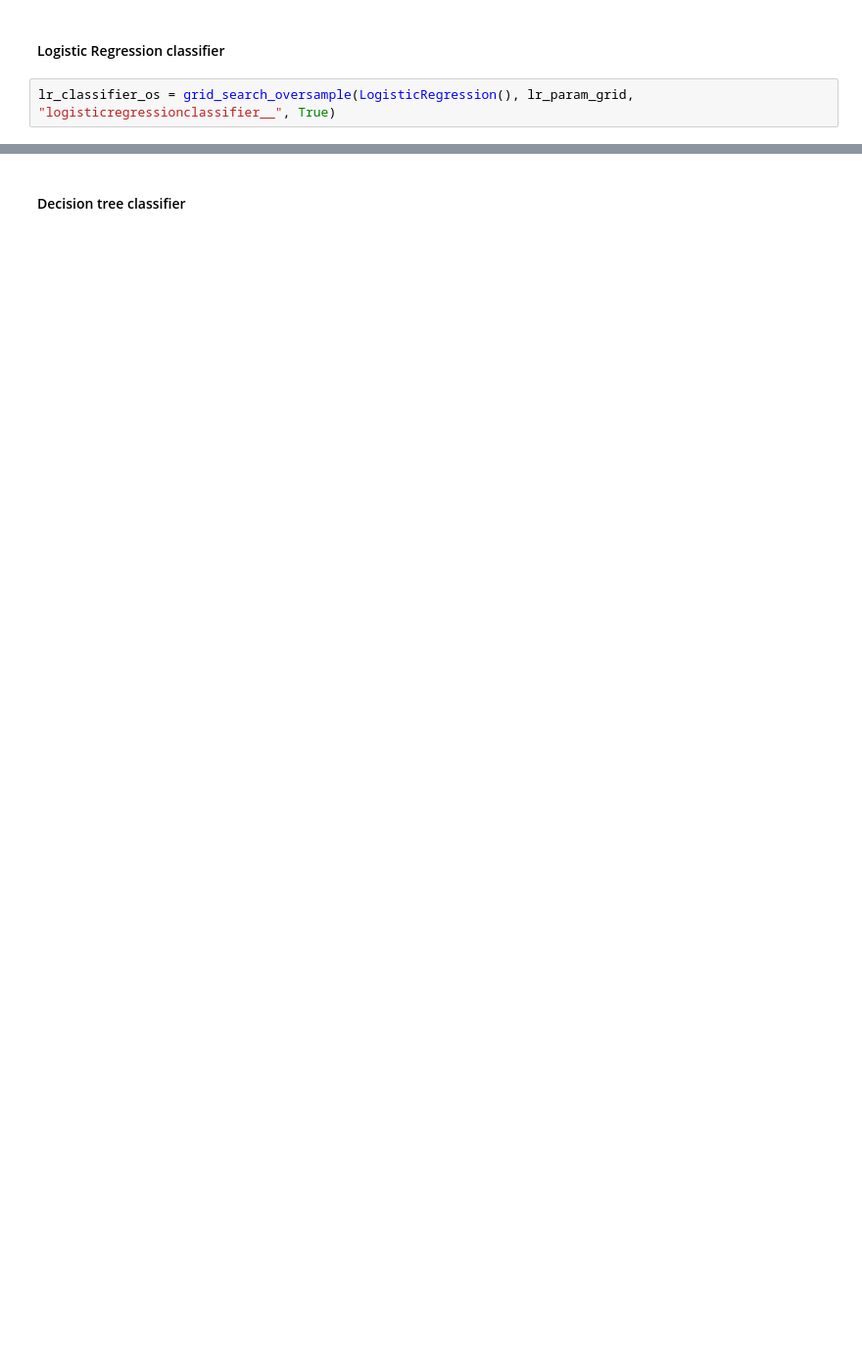
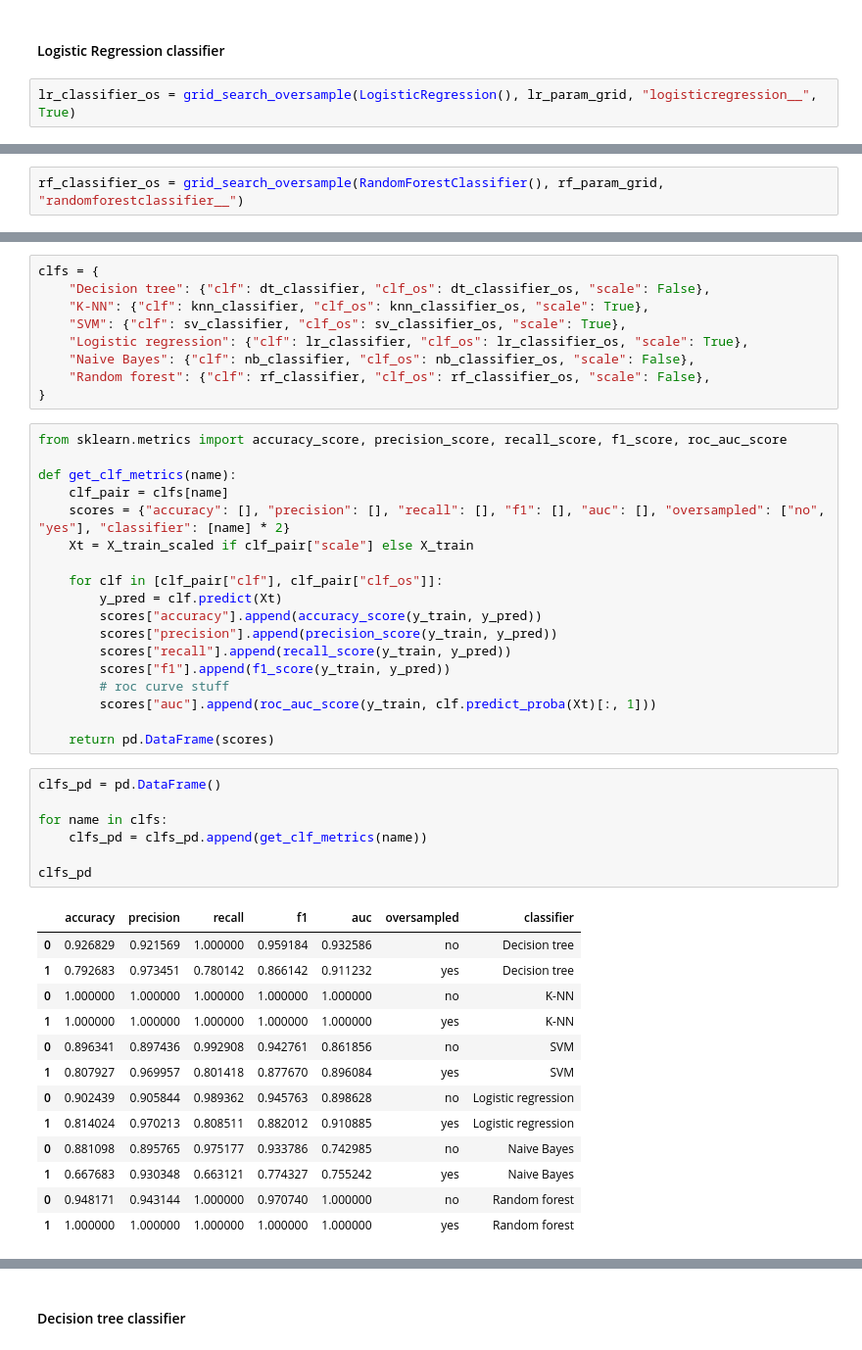
Before and after one commit to JoaoCostaIFG/AC, a Jupyter notebook: Banking.ipynb, the cells around one changed output, grey strips where cells are left out. Shown at 98% size. Drawn from its saved outputs; the diff is of its cells as text; blank space fills up the shorter version.

```diff
--- a/Banking.ipynb
+++ b/Banking.ipynb
@@ -1523,5 +1561,5 @@ Best parameters: {'decisiontreeclassifier__class_weight': None, 'decisiontreecla
 # %% [markdown]
 #### Logistic Regression classifier
 # %%
-lr_classifier_os = grid_search_oversample(LogisticRegression(), lr_param_grid, "logisticregressionclassifier__", True)
+lr_classifier_os = grid_search_oversample(LogisticRegression(), lr_param_grid, "logisticregression__", True)
 # %% [output]
@@ -1529,0 +1570,2 @@ Best parameters: {}
+# %%
+rf_classifier_os = grid_search_oversample(RandomForestClassifier(), rf_param_grid, "randomforestclassifier__")
@@ -1531,0 +1577,48 @@ Best parameters: {}
+# %%
+clfs = {
+    "Decision tree": {"clf": dt_classifier, "clf_os": dt_classifier_os, "scale": False},
+    "K-NN": {"clf": knn_classifier, "clf_os": knn_classifier_os, "scale": True},
+    "SVM": {"clf": sv_classifier, "clf_os": sv_classifier_os, "scale": True},
+    "Logistic regression": {"clf": lr_classifier, "clf_os": lr_classifier_os, "scale": True},
+    "Naive Bayes": {"clf": nb_classifier, "clf_os": nb_classifier_os, "scale": False},
+    "Random forest": {"clf": rf_classifier, "clf_os": rf_classifier_os, "scale": False},
+}
+# %%
+from sklearn.metrics import accuracy_score, precision_score, recall_score, f1_score, roc_auc_score
+
+def get_clf_metrics(name):
+    clf_pair = clfs[name]
+    scores = {"accuracy": [], "precision": [], "recall": [], "f1": [], "auc": [], "oversampled": ["no", "yes"], "classifier": [name] * 2}
+    Xt = X_train_scaled if clf_pair["scale"] else X_train
+
+    for clf in [clf_pair["clf"], clf_pair["clf_os"]]:
+        y_pred = clf.predict(Xt)
+        scores["accuracy"].append(accuracy_score(y_train, y_pred))
+        scores["precision"].append(precision_score(y_train, y_pred))
+        scores["recall"].append(recall_score(y_train, y_pred))
+        scores["f1"].append(f1_score(y_train, y_pred))
+        # roc curve stuff
+        scores["auc"].append(roc_auc_score(y_train, clf.predict_proba(Xt)[:, 1]))
+
+    return pd.DataFrame(scores)
+# %%
+clfs_pd = pd.DataFrame()
+
+for name in clfs:
+    clfs_pd = clfs_pd.append(get_clf_metrics(name))
+
+clfs_pd
+# %% [output]
+|  | accuracy | precision | recall | f1 | auc | oversampled | classifier |
+| 0 | 0.926829 | 0.921569 | 1.000000 | 0.959184 | 0.932586 | no | Decision tree |
+| 1 | 0.792683 | 0.973451 | 0.780142 | 0.866142 | 0.911232 | yes | Decision tree |
+| 0 | 1.000000 | 1.000000 | 1.000000 | 1.000000 | 1.000000 | no | K-NN |
+| 1 | 1.000000 | 1.000000 | 1.000000 | 1.000000 | 1.000000 | yes | K-NN |
+| 0 | 0.896341 | 0.897436 | 0.992908 | 0.942761 | 0.861856 | no | SVM |
+| 1 | 0.807927 | 0.969957 | 0.801418 | 0.877670 | 0.896084 | yes | SVM |
+| 0 | 0.902439 | 0.905844 | 0.989362 | 0.945763 | 0.898628 | no | Logistic regression |
+| 1 | 0.814024 | 0.970213 | 0.808511 | 0.882012 | 0.910885 | yes | Logistic regression |
+| 0 | 0.881098 | 0.895765 | 0.975177 | 0.933786 | 0.742985 | no | Naive Bayes |
+| 1 | 0.667683 | 0.930348 | 0.663121 | 0.774327 | 0.755242 | yes | Naive Bayes |
+| 0 | 0.948171 | 0.943144 | 1.000000 | 0.970740 | 1.000000 | no | Random forest |
+| 1 | 1.000000 | 1.000000 | 1.000000 | 1.000000 | 1.000000 | yes | Random forest |
```
Also changed, not shown: parts of 46 cells of this notebook, 1 other file.
